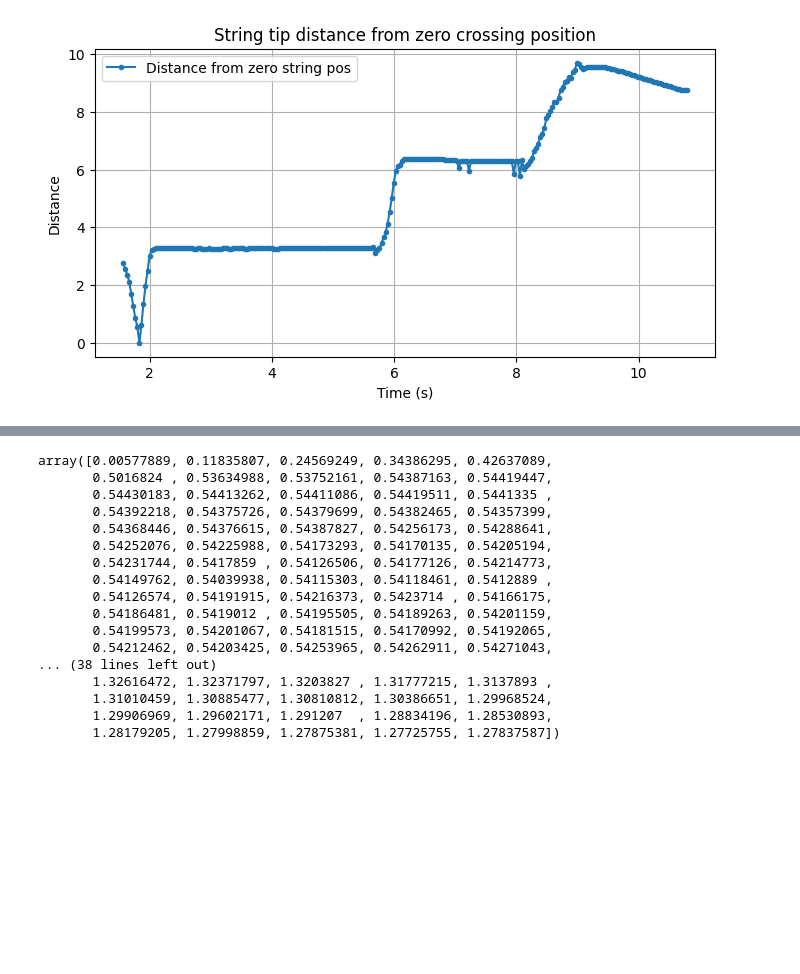
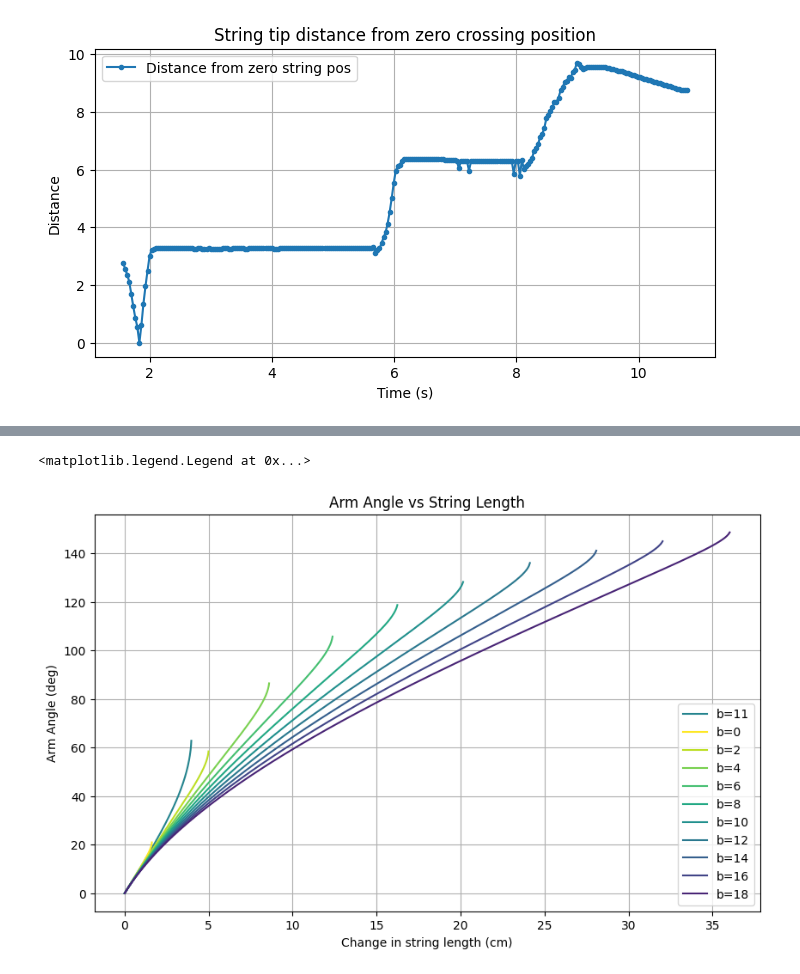
Before and after one commit to qwertpas/softarm, a Jupyter notebook: vinestation/tracking/tracking.ipynb, the cells around one changed output, grey strips where cells are left out. Saved outputs shown, nothing was run; the diff lists cells and outputs as text; code cells hidden in the pictures; blank space fills up the shorter version.

```diff
--- a/vinestation/tracking/tracking.ipynb
+++ b/vinestation/tracking/tracking.ipynb
@@ -113,20 +135,38 @@ Length: 270, dtype: float64
 # %%
-theta_r_s
+import matplotlib.cm as cm
+import matplotlib.colors as mcolors
+
+plt.figure(figsize=(10,6))
+mask = df['t']+0.01 >= zero_cross_time
+
+a, b, r = 11, 5.5, 5.1
+# s = np.linspace(0, 12.165, 500)
+# s = np.linspace(0, 15, 500)
+
+for a in [11]:
+
+    b_vals = np.linspace(0, 20, 11)
+    cmap = cm.viridis_r
+    norm = mcolors.Normalize(vmin=b_vals.min(), vmax=b_vals.max())
+
+    for b in b_vals:
+        s = np.linspace(0, a+b, 500)
+
+        a, b = b, a
+
+        theta_r_s = np.arccos(((a+b-s)**2 - a**2 - b**2 - 2*r**2) / (2 * np.sqrt((a**2 + r**2) * (b**2 + r**2)))) - np.arctan(r/a) - np.arctan(r/b)
+        color = cmap(norm(b))
+        plt.plot(s, np.degrees(theta_r_s), linestyle='-', color=color, label=f'b={b:.0f}')
+
+plt.xlabel('Change in string length (cm)')
+plt.ylabel('Arm Angle (deg)')
+plt.title('Arm Angle vs String Length')
+plt.grid(True)
+plt.legend(loc='lower right')
+
+
+# plt.xlim(-0.1, 0.1)
+# plt.ylim(-0.1, 0.1)
 # %% [output]
-array([0.00577889, 0.11835807, 0.24569249, 0.34386295, 0.42637089,
-       0.5016824 , 0.53634988, 0.53752161, 0.54387163, 0.54419447,
-       0.54430183, 0.54413262, 0.54411086, 0.54419511, 0.5441335 ,
-       0.54392218, 0.54375726, 0.54379699, 0.54382465, 0.54357399,
-       0.54368446, 0.54376615, 0.54387827, 0.54256173, 0.54288641,
-       0.54252076, 0.54225988, 0.54173293, 0.54170135, 0.54205194,
-       0.54231744, 0.5417859 , 0.54126506, 0.54177126, 0.54214773,
-       0.54149762, 0.54039938, 0.54115303, 0.54118461, 0.5412889 ,
-       0.54126574, 0.54191915, 0.54216373, 0.5423714 , 0.54166175,
-       0.54186481, 0.5419012 , 0.54195505, 0.54189263, 0.54201159,
-       0.54199573, 0.54201067, 0.54181515, 0.54170992, 0.54192065,
-       0.54212462, 0.54203425, 0.54253965, 0.54262911, 0.54271043,
-... (38 lines left out)
-       1.32616472, 1.32371797, 1.3203827 , 1.31777215, 1.3137893 ,
-       1.31010459, 1.30885477, 1.30810812, 1.30386651, 1.29968524,
-       1.29906969, 1.29602171, 1.291207  , 1.28834196, 1.28530893,
-       1.28179205, 1.27998859, 1.27875381, 1.27725755, 1.27837587])
+<matplotlib.legend.Legend at 0x...>
+[figure, added]
```
Also changed, not shown: parts of 2 cells of this notebook, 6 other files.
